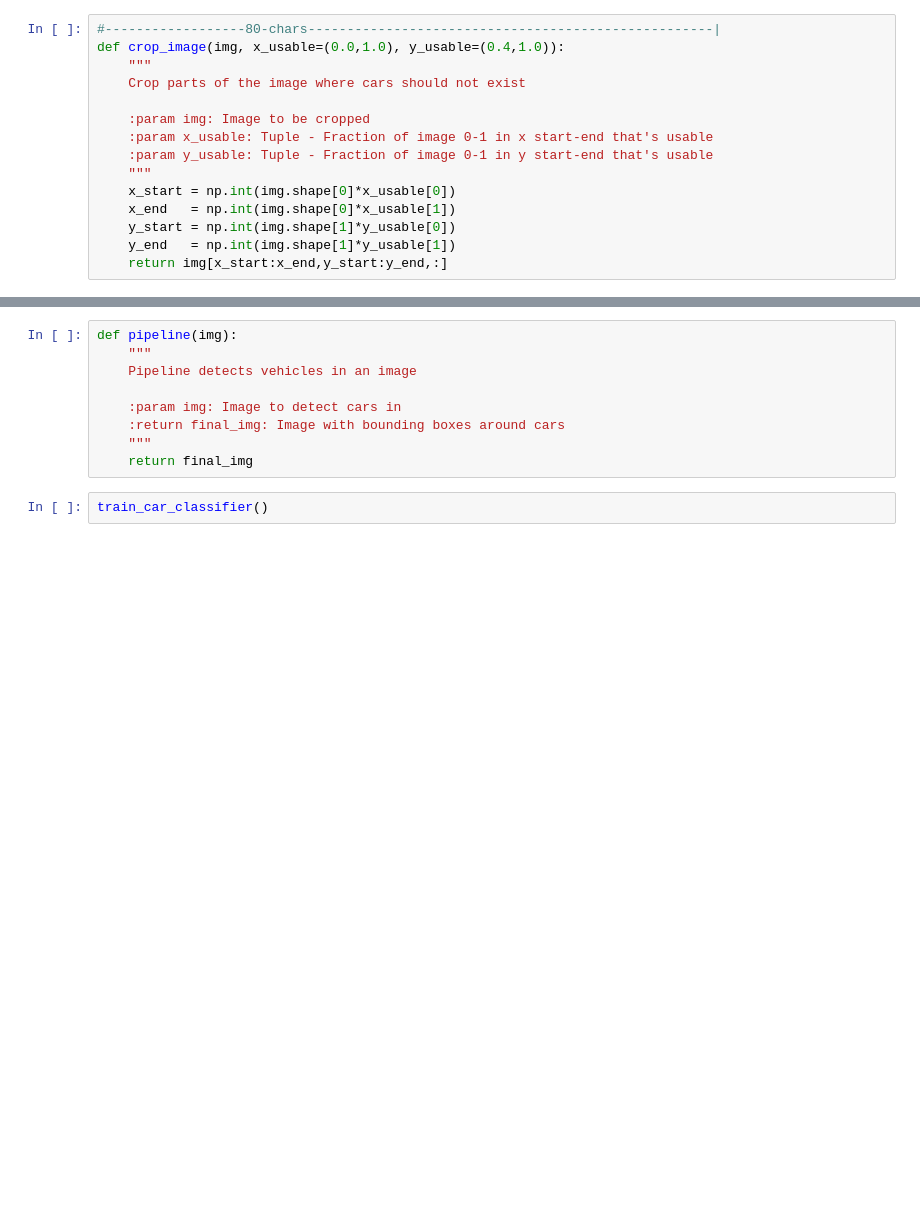
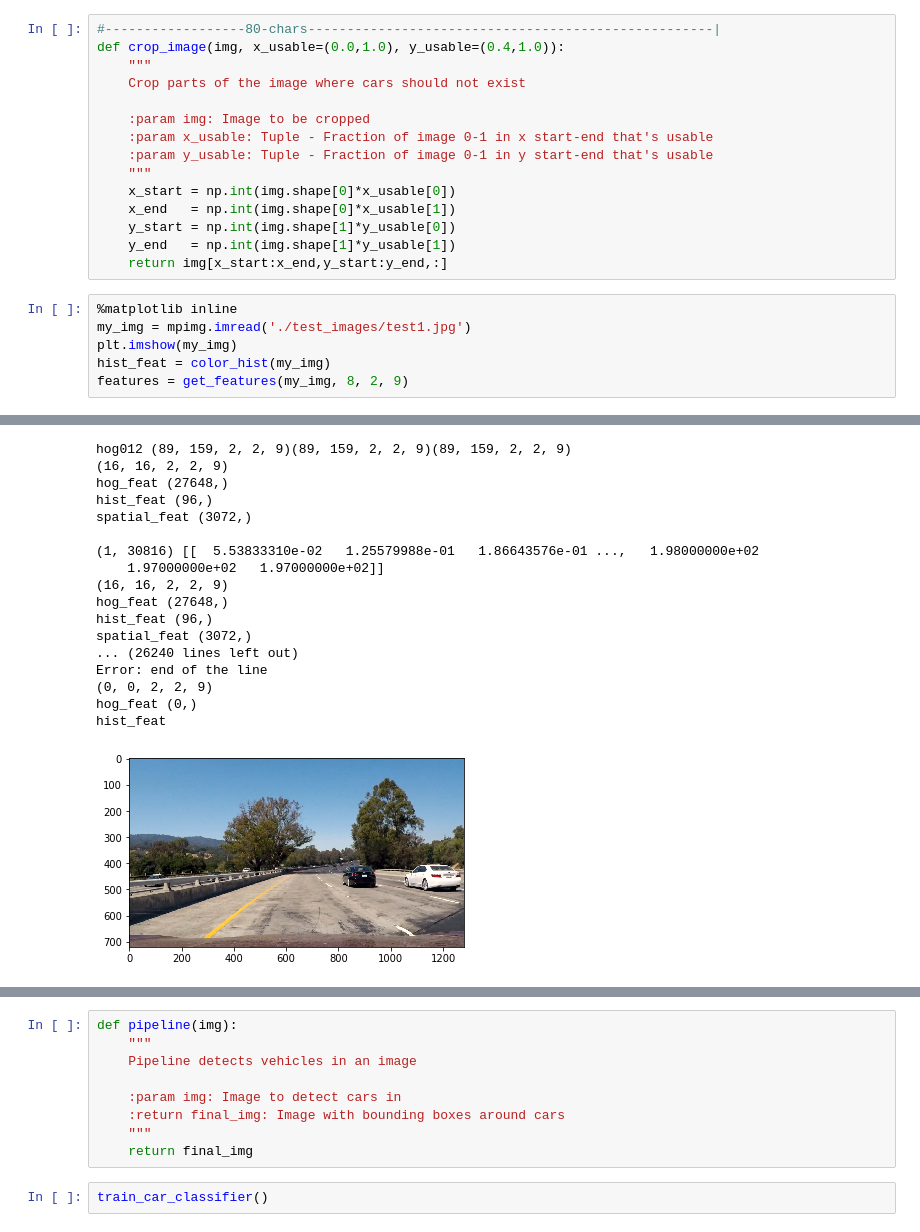
Before and after one commit to sketchc89/VehicleDetectionTracking-P5, a Jupyter notebook: VehicleDetectionTracking.ipynb, the cells around one changed output, grey strips where cells are left out. Cells and saved outputs as stored; diff of their text form; blank space fills up the shorter version.

```diff
--- a/VehicleDetectionTracking.ipynb
+++ b/VehicleDetectionTracking.ipynb
@@ -28,3 +72,10 @@ def crop_image(img, x_usable=(0.0,1.0), y_usable=(0.4,1.0)):
     y_start = np.int(img.shape[1]*y_usable[0])
     y_end   = np.int(img.shape[1]*y_usable[1])
     return img[x_start:x_end,y_start:y_end,:]
+# %%
+%matplotlib inline
+my_img = mpimg.imread('./test_images/test1.jpg')
+plt.imshow(my_img)
+hist_feat = color_hist(my_img)
+features = get_features(my_img, 8, 2, 9)
+# %% [output]
@@ -30,0 +84,18 @@ def crop_image(img, x_usable=(0.0,1.0), y_usable=(0.4,1.0)):
+hog012 (89, 159, 2, 2, 9)(89, 159, 2, 2, 9)(89, 159, 2, 2, 9)
+(16, 16, 2, 2, 9)
+hog_feat (27648,)
+hist_feat (96,)
+spatial_feat (3072,)
+
+(1, 30816) [[  5.53833310e-02   1.25579988e-01   1.86643576e-01 ...,   1.98000000e+02
+    1.97000000e+02   1.97000000e+02]]
+(16, 16, 2, 2, 9)
+hog_feat (27648,)
+hist_feat (96,)
+spatial_feat (3072,)
+... (26240 lines left out)
+Error: end of the line
+(0, 0, 2, 2, 9)
+hog_feat (0,)
+hist_feat
+[figure, added]
```
Also changed, not shown: parts of 12 cells of this notebook.
